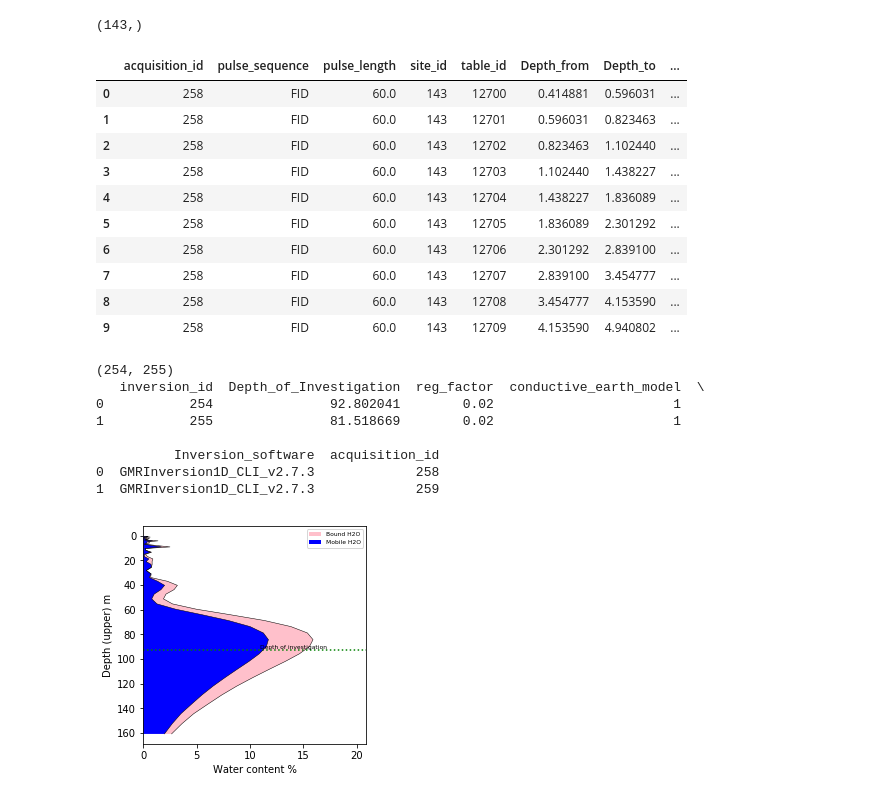
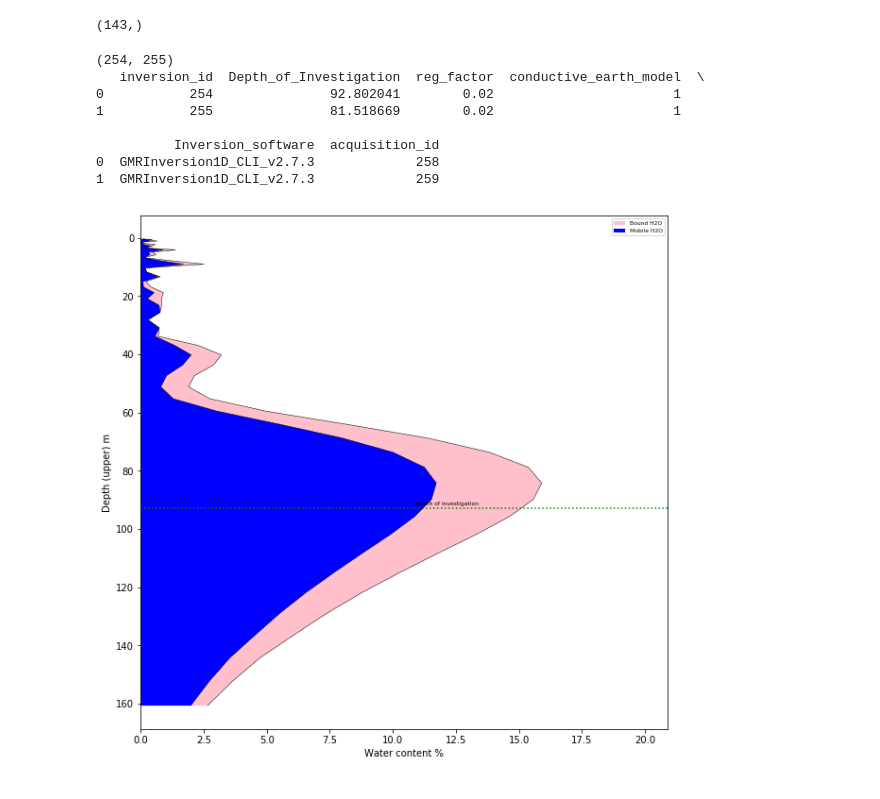
Before and after one commit to GeoscienceAustralia/hydrogeol_utils, a Jupyter notebook: notebooks/explore_SNMR_data.ipynb, the cells around one changed output. Drawn from its saved outputs; the diff is of its cells as text; code cells hidden in the pictures.

```diff
--- a/notebooks/explore_SNMR_data.ipynb
+++ b/notebooks/explore_SNMR_data.ipynb
@@ -143,33 +170,6 @@ df_acquisition.head(10)
 tuple(sid)
 # %% [output]
 (143,)
-# %%
-# The inversion data is kept in a large table that is related to the acquisitons
-# Here we join it to acquisitions for site OB18_30
-
-# Find the site_id
-mask = df_sites['Field_ID'] == "OB18_30"
-sid = df_sites[mask].index
-
-
-query = "SELECT a.*, i.* FROM acquisitions as a JOIN inverse_models as i on a.acquisition_id=i.acquisition_id WHERE a.site_id = ?;"
-
-df_inversions = pd.read_sql_query(query, connection,
-                                 params=tuple(sid))
-
-df_inversions.head(10)
-# %% [output]
-|  | acquisition_id | pulse_sequence | pulse_length | site_id | table_id | Depth_from | Depth_to | ... |
-| 0 | 258 | FID | 60.0 | 143 | 12700 | 0.414881 | 0.596031 | ... |
-| 1 | 258 | FID | 60.0 | 143 | 12701 | 0.596031 | 0.823463 | ... |
-| 2 | 258 | FID | 60.0 | 143 | 12702 | 0.823463 | 1.102440 | ... |
-| 3 | 258 | FID | 60.0 | 143 | 12703 | 1.102440 | 1.438227 | ... |
-| 4 | 258 | FID | 60.0 | 143 | 12704 | 1.438227 | 1.836089 | ... |
-| 5 | 258 | FID | 60.0 | 143 | 12705 | 1.836089 | 2.301292 | ... |
-| 6 | 258 | FID | 60.0 | 143 | 12706 | 2.301292 | 2.839100 | ... |
-| 7 | 258 | FID | 60.0 | 143 | 12707 | 2.839100 | 3.454777 | ... |
-| 8 | 258 | FID | 60.0 | 143 | 12708 | 3.454777 | 4.153590 | ... |
-| 9 | 258 | FID | 60.0 | 143 | 12709 | 4.153590 | 4.940802 | ... |
 # %%
 # We also have an inversion metadata table, here I will pull out the metadata for
 # the inversion above
@@ -206,13 +206,13 @@ print(df_inversion_metadata)
 # %%
 # Finally lets plot an inversion
 
-fig, ax1 = plt.subplots(1,1, sharey=True, figsize = (4,4))
+fig, ax1 = plt.subplots(1,1, sharey=True, figsize = (10,10))
 
 ax1 = SNMR_utils.plot_profile(ax1, df_inversions[df_inversions['inversion_id']==inv_id[0]],
                               doi = df_inversion_metadata[df_inversion_metadata['inversion_id']==
                                                          inv_id[0]]['Depth_of_Investigation'].values)
 
 plt.gca().invert_yaxis()
 plt.show()
 # %% [output]
-[figure, old version]
+[figure, new version]
```
Also changed, not shown: parts of 1 cell of this notebook, 2 other files.
